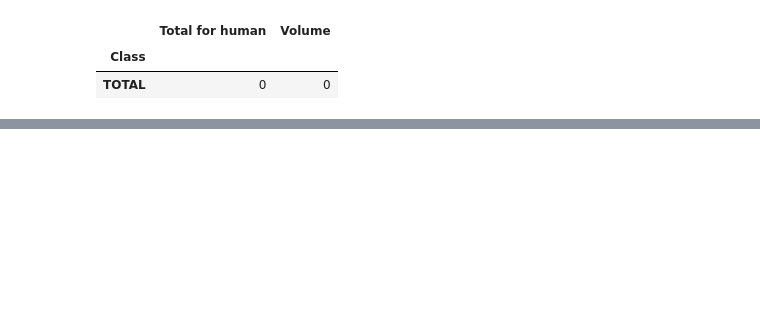
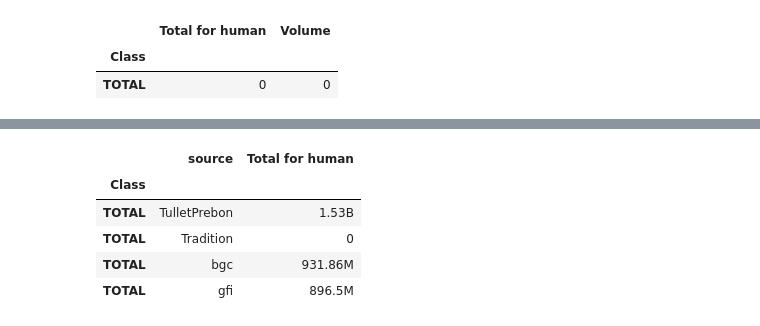
Before and after one commit to cleitonsouza01/ndfutil, a Jupyter notebook: today-backup.ipynb, the cells around one changed output, grey strips where cells are left out. Cells and saved outputs as stored; diff of their text form; code cells hidden in the pictures; blank space fills up the shorter version.

```diff
--- a/today-backup.ipynb
+++ b/today-backup.ipynb
@@ -94,3 +155,12 @@ market_total
+# %%
+summary[['source', 'Total for human']]
+# %% [output]
+|  | source | Total for human |
+| Class |  |  |
+| TOTAL | TulletPrebon | 1.53B |
+| TOTAL | Tradition | 0 |
+| TOTAL | bgc | 931.86M |
+| TOTAL | gfi | 896.5M |
 # %%
 import matplotlib.pyplot as plt
 
```
Also changed, not shown: parts of 17 cells of this notebook, 1 other file.
